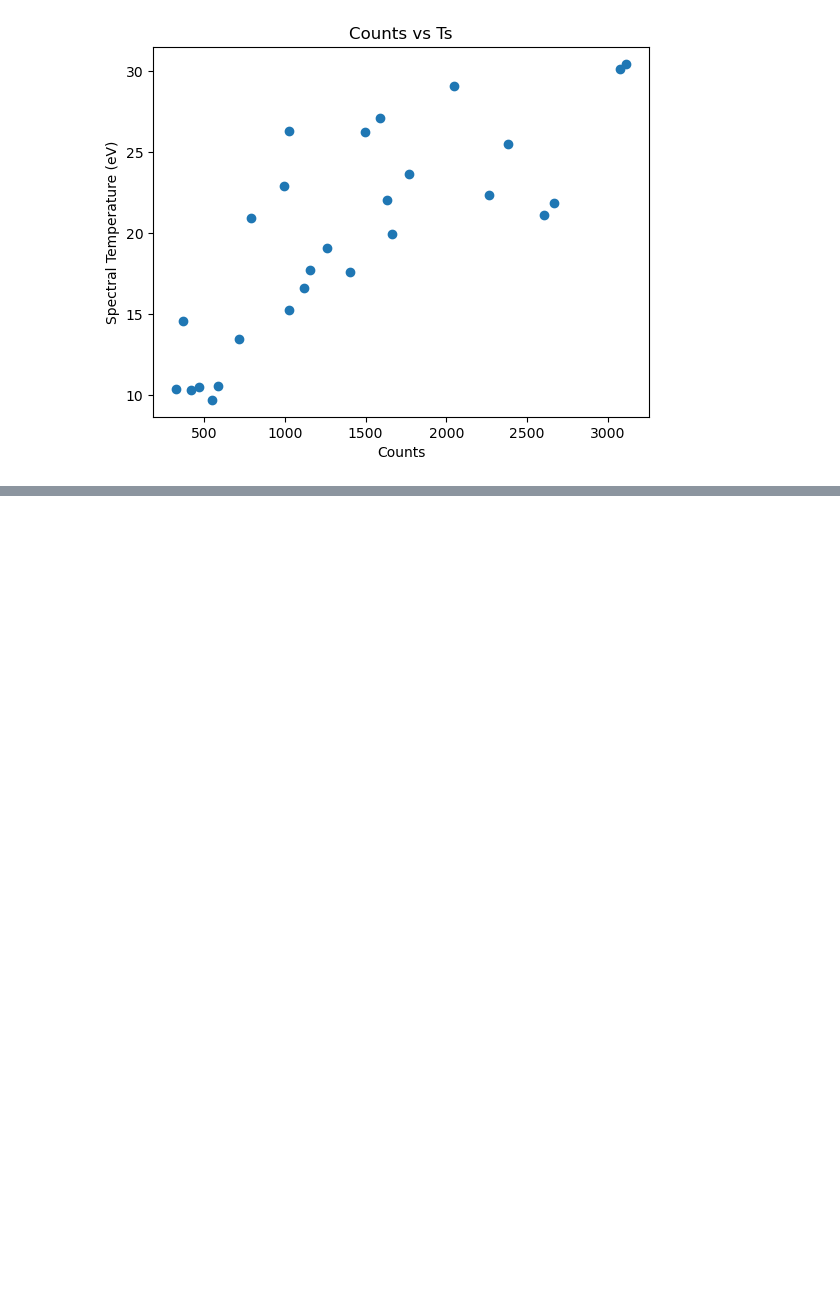
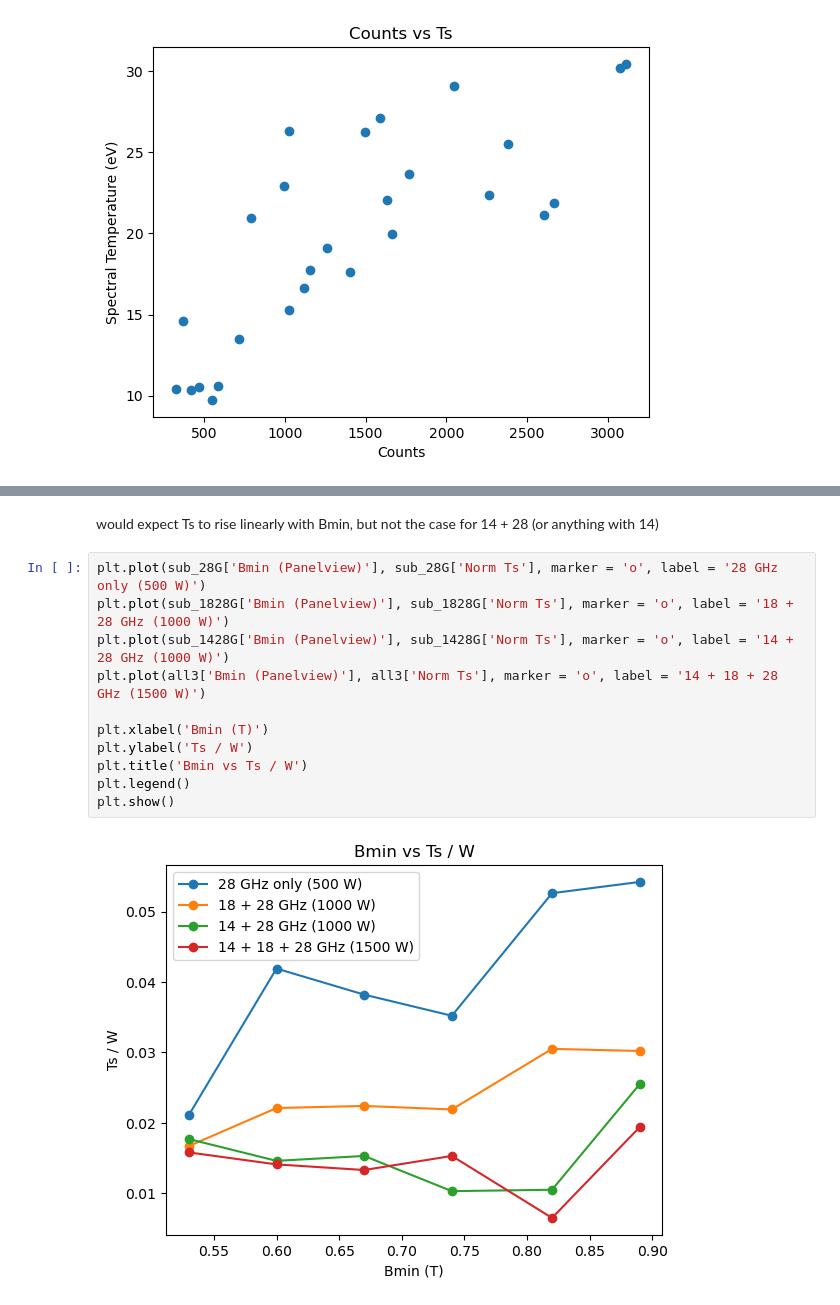
Before and after one commit to thebeesneesh/VENUS_X-Ray_BS, a Jupyter notebook: stuff/10JUL25/10JULanalysis.ipynb, the cells around one changed output, grey strips where cells are left out. Drawn from its saved outputs; the diff is of its cells as text; blank space fills up the shorter version.

```diff
--- a/stuff/10JUL25/10JULanalysis.ipynb
+++ b/stuff/10JUL25/10JULanalysis.ipynb
@@ -74,0 +66,15 @@ plt.show()
+# %% [markdown]
+would expect Ts to rise linearly with Bmin, but not the case for 14 + 28 (or anything with 14)
+# %%
+plt.plot(sub_28G['Bmin (Panelview)'], sub_28G['Norm Ts'], marker = 'o', label = '28 GHz only (500 W)')
+plt.plot(sub_1828G['Bmin (Panelview)'], sub_1828G['Norm Ts'], marker = 'o', label = '18 + 28 GHz (1000 W)')
+plt.plot(sub_1428G['Bmin (Panelview)'], sub_1428G['Norm Ts'], marker = 'o', label = '14 + 28 GHz (1000 W)')
+plt.plot(all3['Bmin (Panelview)'], all3['Norm Ts'], marker = 'o', label = '14 + 18 + 28 GHz (1500 W)')
+
+plt.xlabel('Bmin (T)')
+plt.ylabel('Ts / W')
+plt.title('Bmin vs Ts / W')
+plt.legend()
+plt.show()
+# %% [output]
+[figure, added]
```
Also changed, not shown: parts of 8 cells of this notebook.
